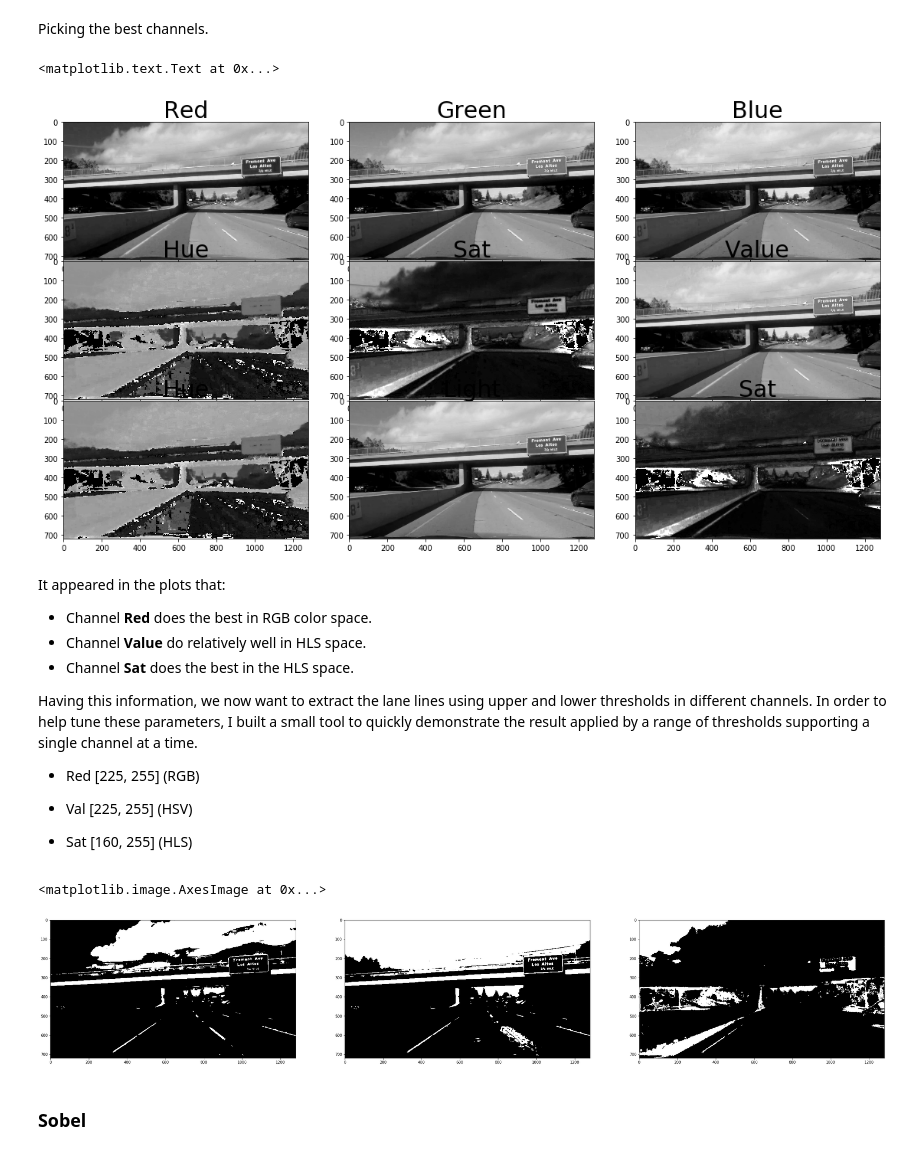
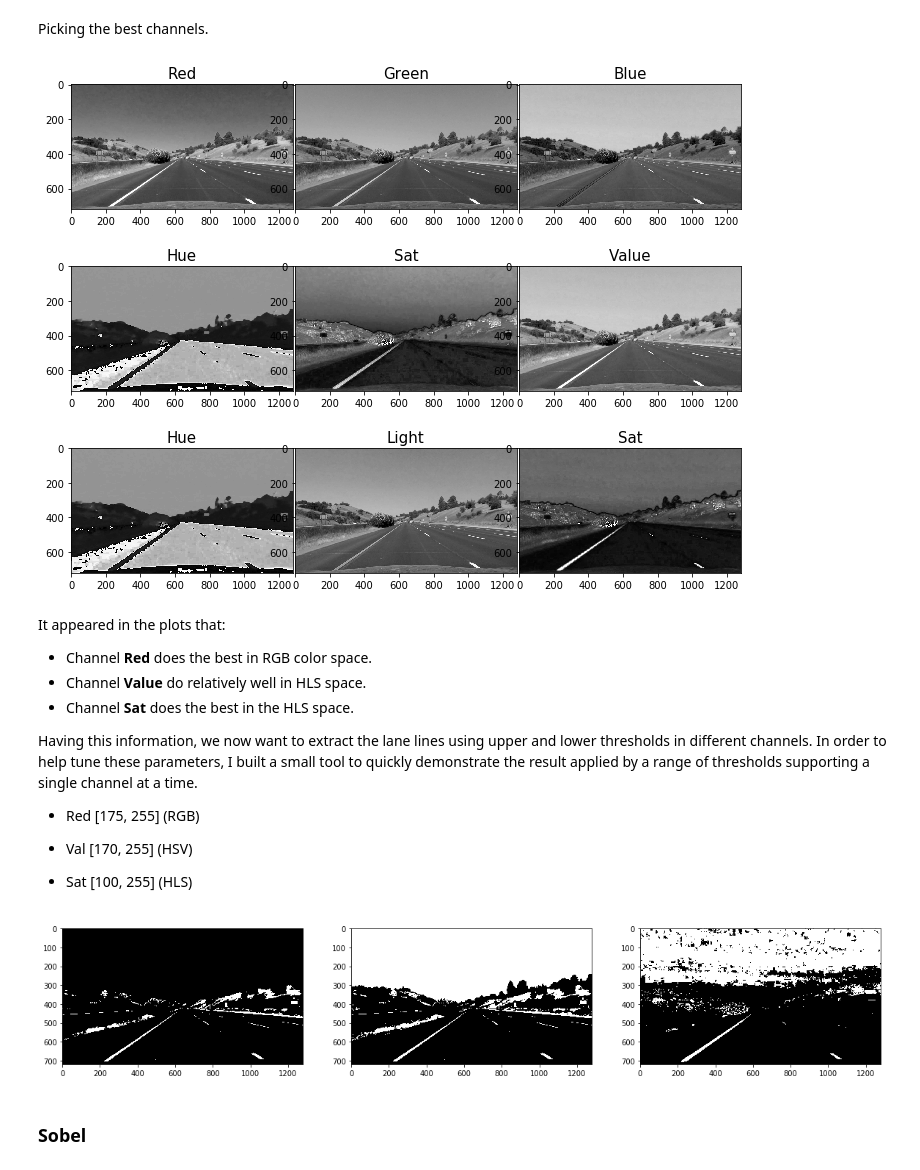
Before and after one commit to chgswin/CarND-Advanced-Lane-Lines, a Jupyter notebook: Advanced-Lane-Lines-Detection.ipynb, the cells around one changed output. Saved outputs shown, nothing was run; the diff lists cells and outputs as text; code cells hidden in the pictures.

```diff
--- a/Advanced-Lane-Lines-Detection.ipynb
+++ b/Advanced-Lane-Lines-Detection.ipynb
@@ -78,6 +79,6 @@ ax2.set_title('Undistorted Image', fontsize=30)
 [figure]
 # %%
-road_img = cv2.cvtColor(cv2.imread('test_images/test8.png'), cv2.COLOR_BGR2RGB)
+road_img = cv2.cvtColor(cv2.imread('test_images/straight_lines1.jpg'), cv2.COLOR_BGR2RGB)
 road_img = cv2.resize(road_img, (1280, 720))
 road_img_size = (road_img.shape[1], road_img.shape[0])
 
@@ -89,4 +90,6 @@ ax1.imshow(road_img)
 ax1.set_title("Original image", fontsize=30)
 ax2.imshow(road_dst)
 ax2.set_title("Undistorted image", fontsize=30)
+
+f.savefig('output_images/roadUndistortion.png')
 # %% [output]
@@ -99,45 +101,46 @@ Picking the best channels.
 # %%
 RGB_red = road_dst[:,:,0]
 RGB_green = road_dst[:,:,1]
 RGB_blue = road_dst[:,:,2]
 
 road_dst_HLS = cv2.cvtColor(road_dst, cv2.COLOR_RGB2HLS)
 HLS_hue = road_dst_HLS[:,:,0]
 HLS_light = road_dst_HLS[:,:,1]
 HLS_sat = road_dst_HLS[:,:,2]
 
 road_dst_HSV = cv2.cvtColor(road_dst, cv2.COLOR_RGB2HSV)
 HSV_hue = road_dst_HSV[:,:,0]
 HSV_sat = road_dst_HSV[:,:,1]
 HSV_val = road_dst_HSV[:,:,2]
 
-f, (ax1, ax2, ax3) = plt.subplots(3, 3, figsize=(20,10))
+f, (ax1, ax2, ax3) = plt.subplots(3, 3, figsize=(12,10))
 
 f.subplots_adjust(hspace=.01, wspace = .01)
 
 ax1[0].imshow(RGB_red, cmap="gray")
-ax1[0].set_title("Red", fontsize=30)
+ax1[0].set_title("Red", fontsize=15)
 ax1[1].imshow(RGB_green, cmap="gray")
-ax1[1].set_title("Green", fontsize=30)
+ax1[1].set_title("Green", fontsize=15)
 ax1[2].imshow(RGB_blue, cmap="gray")
-ax1[2].set_title("Blue", fontsize=30)
+ax1[2].set_title("Blue", fontsize=15)
 
 ax2[0].imshow(HSV_hue, cmap="gray")
-ax2[0].set_title("Hue", fontsize=30)
+ax2[0].set_title("Hue", fontsize=15)
 ax2[1].imshow(HSV_sat, cmap="gray")
-ax2[1].set_title("Sat", fontsize=30)
+ax2[1].set_title("Sat", fontsize=15)
 ax2[2].imshow(HSV_val, cmap="gray")
-ax2[2].set_title("Value", fontsize=30)
+ax2[2].set_title("Value", fontsize=15)
 
 ax3[0].imshow(HLS_hue, cmap="gray")
-ax3[0].set_title("Hue", fontsize=30)
+ax3[0].set_title("Hue", fontsize=15)
 ax3[1].imshow(HLS_light, cmap="gray")
-ax3[1].set_title("Light", fontsize=30)
+ax3[1].set_title("Light", fontsize=15)
 ax3[2].imshow(HLS_sat, cmap="gray")
-ax3[2].set_title("Sat", fontsize=30)
+ax3[2].set_title("Sat", fontsize=15)
+
+f.savefig("output_images/channelInvestigation.png")
 # %% [output]
-<matplotlib.text.Text at 0x...>
-[figure, old version]
+[figure, new version]
 # %% [markdown]
 It appeared in the plots that:
 - Channel __Red__ does the best in RGB color space.
@@ -146,11 +149,11 @@ It appeared in the plots that:
 
 Having this information, we now want to extract the lane lines using upper and lower thresholds in different channels. In order to help tune these parameters, I built a small tool to quickly demonstrate the result applied by a range of thresholds supporting a single channel at a time.
 
-- Red [225, 255] (RGB)
+- Red [175, 255] (RGB)
 
-- Val [225, 255] (HSV)
+- Val [170, 255] (HSV)
 
-- Sat [160, 255] (HLS)
+- Sat [100, 255] (HLS)
 # %%
 #
 red_thres = (175, 255)
@@ -168,14 +171,15 @@ val_binary[(HSV_val >= val_thres[0]) & (HSV_val <= val_thres[1])] = 1
 sat_binary = np.zeros_like(HLS_sat)
 sat_binary[(HLS_sat >= sat_thres[0]) & (HLS_sat <= sat_thres[1])] = 1
 
-figure, axis = plt.subplots(1,3, figsize = (40,40))
+figure, axis = plt.subplots(1,3, figsize = (20,20))
 
 axis[0].imshow(red_binary, cmap='gray')
 axis[1].imshow(val_binary, cmap='gray')
 axis[2].imshow(sat_binary, cmap='gray')
+
+figure.savefig("output_images/three_separate_channels.png")
 # %% [output]
-<matplotlib.image.AxesImage at 0x...>
-[figure, old version]
+[figure, new version]
 # %% [markdown]
 ### Sobel
 # %%
```
Also changed, not shown: parts of 23 cells of this notebook, 29 other files.
